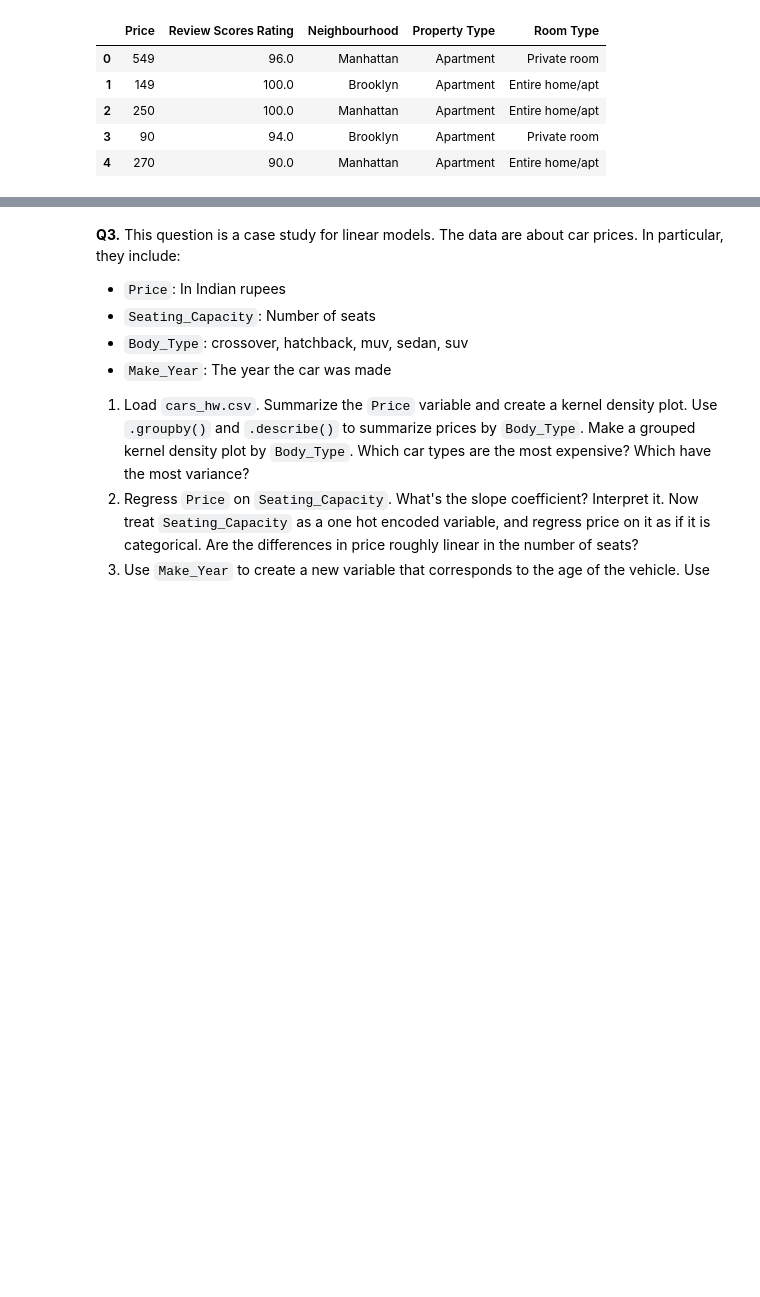
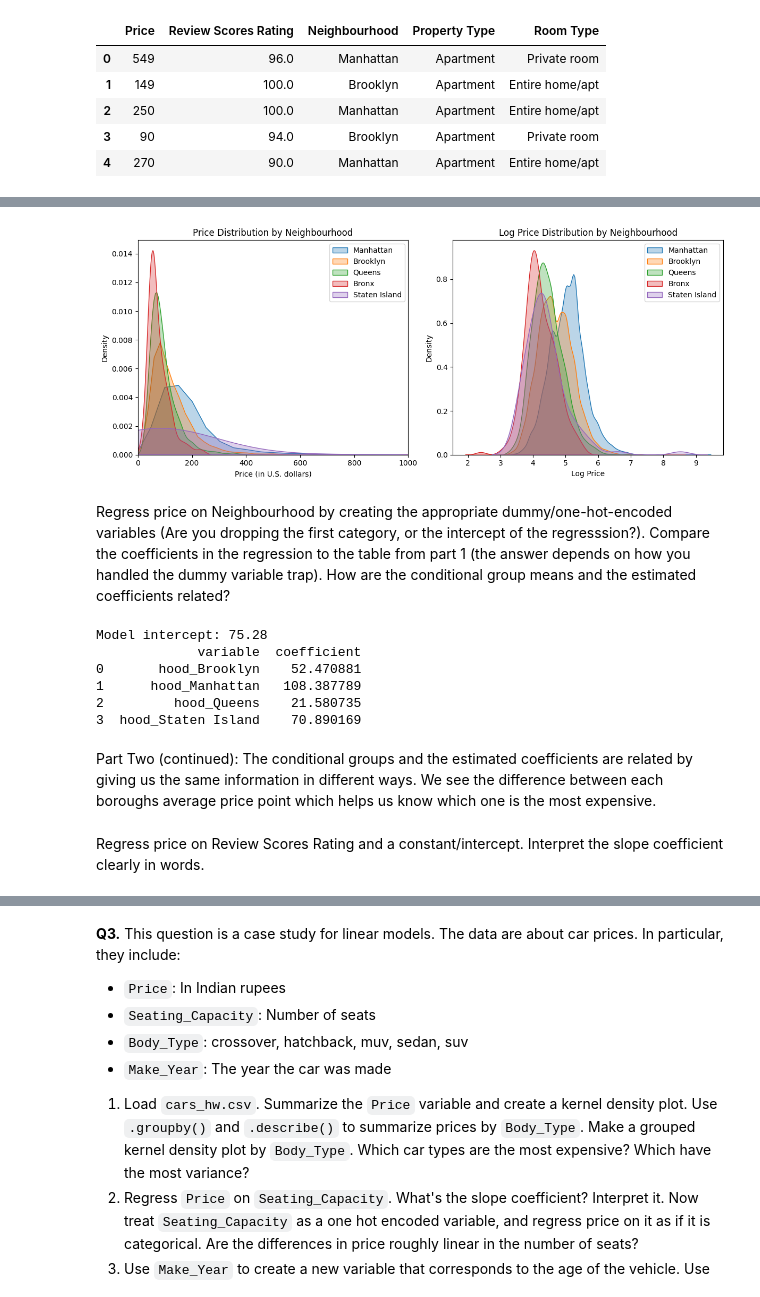
Before and after one commit to Elizabethav03/My_undergrad_ml_assignments, a Jupyter notebook: 03_assignment_linear_models.ipynb, the cells around one changed output, grey strips where cells are left out. Saved outputs shown, nothing was run; the diff lists cells and outputs as text; code cells hidden in the pictures; blank space fills up the shorter version.

```diff
--- a/03_assignment_linear_models.ipynb
+++ b/03_assignment_linear_models.ipynb
@@ -56,3 +57,14 @@ df.head()
 | 2 | 250 | 100.0 | Manhattan | Apartment | Entire home/apt |
 | 3 | 90 | 94.0 | Brooklyn | Apartment | Private room |
 | 4 | 270 | 90.0 | Manhattan | Apartment | Entire home/apt |
+# %%
+#Part One (continued)
+#checking for any missing values
+print(df.isnull().sum())
+
+#Drop the missing values if needed
+df = df.dropna()
+
+#Rename Neighbourhood to get rid of extra space
+df = df.rename(columns={'Neighbourhood ': 'Neighbourhood'})
+print(df.columns)  # Verify the rename worked
@@ -58,0 +106,66 @@ df.head()
+# %%
+#Part One (continued)
+#Creating the kernel density plot for price by neighbourhood
+plt.figure(figsize=(12, 5))
+
+plt.subplot(1, 2, 1)
+for borough in df['Neighbourhood'].unique():
+    subset = df[df['Neighbourhood'] == borough]['Price']
+    sns.kdeplot(subset, label=borough, fill=True, alpha=0.3)
+plt.xlabel('Price (in U.S. dollars)')
+plt.ylabel('Density')
+plt.title('Price Distribution by Neighbourhood')
+plt.legend()
+plt.xlim(0, 1000)
+# Creating the kernel density plot of log price by neighbourhood
+plt.subplot(1, 2, 2)
+# We add the one below to help with zero prices
+df['log_price'] = np.log(df['Price'] + 1)
+for borough in df['Neighbourhood'].unique():
+    subset = df[df['Neighbourhood'] == borough]['log_price']
+    sns.kdeplot(subset, label=borough, fill=True, alpha=0.3)
+plt.xlabel('Log Price')
+plt.ylabel('Density')
+plt.title('Log Price Distribution by Neighbourhood')
+plt.legend()
+
+plt.tight_layout()
+plt.show()
+# %% [output]
+[figure, added]
+# %% [markdown]
+Regress price on Neighbourhood by creating the appropriate dummy/one-hot-encoded variables (Are you dropping the first category, or the intercept of the regresssion?). Compare the coefficients in the regression to the table from part 1 (the answer depends on how you handled the dummy variable trap). How are the conditional group means and the estimated coefficients related?
+# %%
+#Part Two
+#Creating the dummy variables for Neighbourhood
+# drop_first=True to avoid dummy variable trap
+X_neighbourhood = pd.get_dummies(df['Neighbourhood'],
+                                  prefix='hood',
+                                  dtype='int',
+                                  drop_first=True)
+
+# Add intercept manually
+X_neighbourhood_with_inter = sm.add_constant(X_neighbourhood)
+
+# Run the regression
+y = df['Price']
+model_neighbourhood = LinearRegression().fit(X_neighbourhood, y)
+
+# Get results for the intercept of regression
+print(f"Model intercept: {model_neighbourhood.intercept_:.2f}")
+coef_df = pd.DataFrame({
+    'variable': X_neighbourhood.columns,
+    'coefficient': model_neighbourhood.coef_
+})
+print(coef_df)
+# %% [output]
+Model intercept: 75.28
+             variable  coefficient
+0       hood_Brooklyn    52.470881
+1      hood_Manhattan   108.387789
+2         hood_Queens    21.580735
+3  hood_Staten Island    70.890169
+# %% [markdown]
+Part Two (continued): The conditional groups and the estimated coefficients are related by giving us the same information in different ways. We see the difference between each boroughs average price point which helps us know which one is the most expensive.
+# %% [markdown]
+Regress price on Review Scores Rating and a constant/intercept. Interpret the slope coefficient clearly in words.
```
Also changed, not shown: parts of 13 cells of this notebook.
